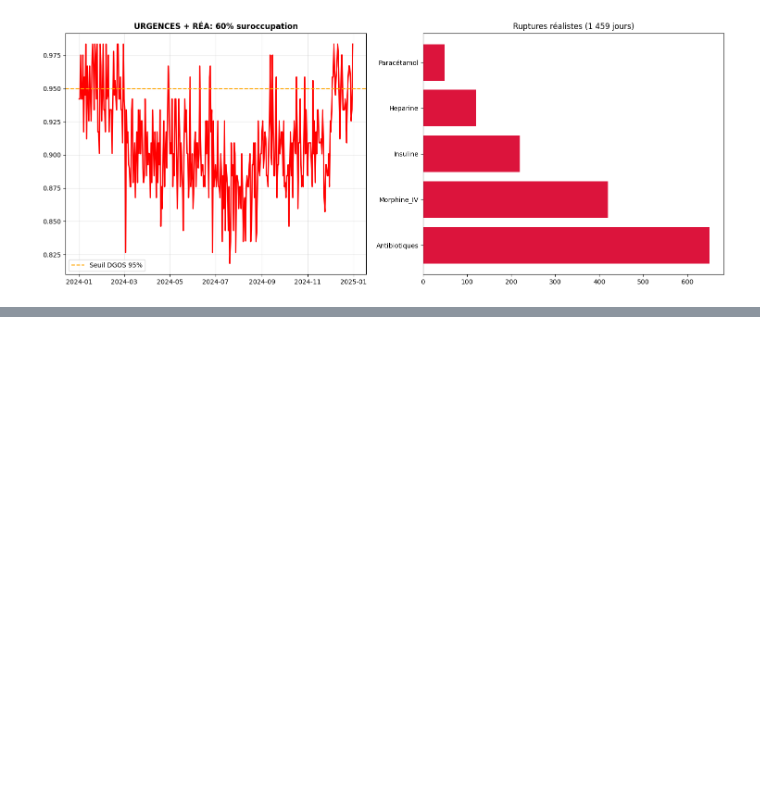
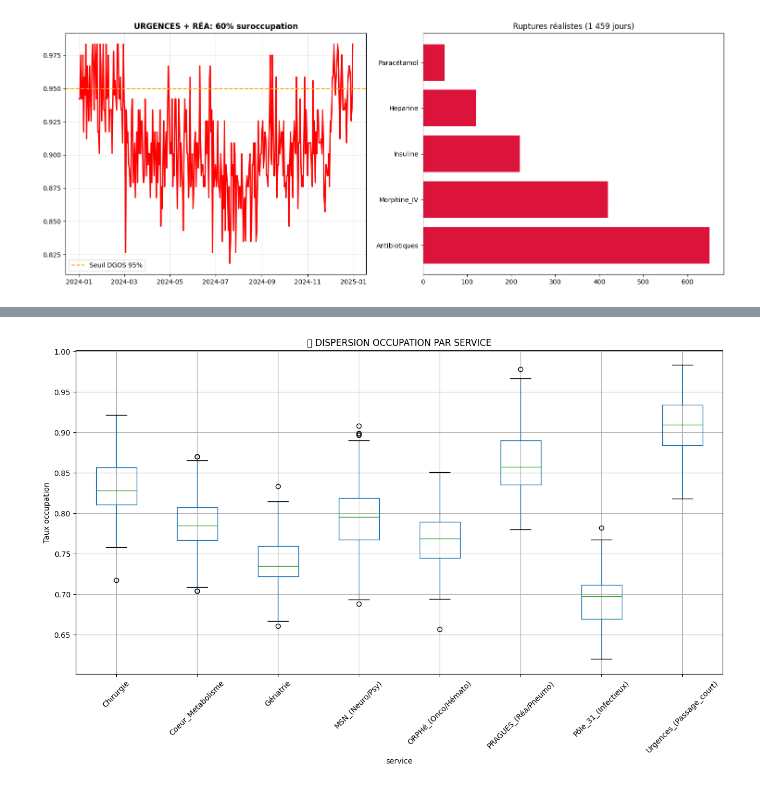
Before and after one commit to Franck-F/Hopital-Pitie-Salpetriere, a Jupyter notebook: notebooks/EDA_logistique.ipynb, the cells around one changed output, grey strips where cells are left out. Cells and saved outputs as stored; diff of their text form; code cells hidden in the pictures; blank space fills up the shorter version.

```diff
--- a/notebooks/EDA_logistique.ipynb
+++ b/notebooks/EDA_logistique.ipynb
@@ -122,0 +168,11 @@ plt.show()
+# %%
+plt.figure(figsize=(15,8))
+df_lits.boxplot(column='taux_occupation', by='service', ax=plt.gca())
+plt.title('📊 DISPERSION OCCUPATION PAR SERVICE')
+plt.suptitle('')
+plt.xticks(rotation=45)
+plt.ylabel('Taux occupation')
+plt.savefig('boxplots_services.png', dpi=300)
+plt.show()
+# %% [output]
+[figure, added]
```
Also changed, not shown: parts of 7 cells of this notebook.
